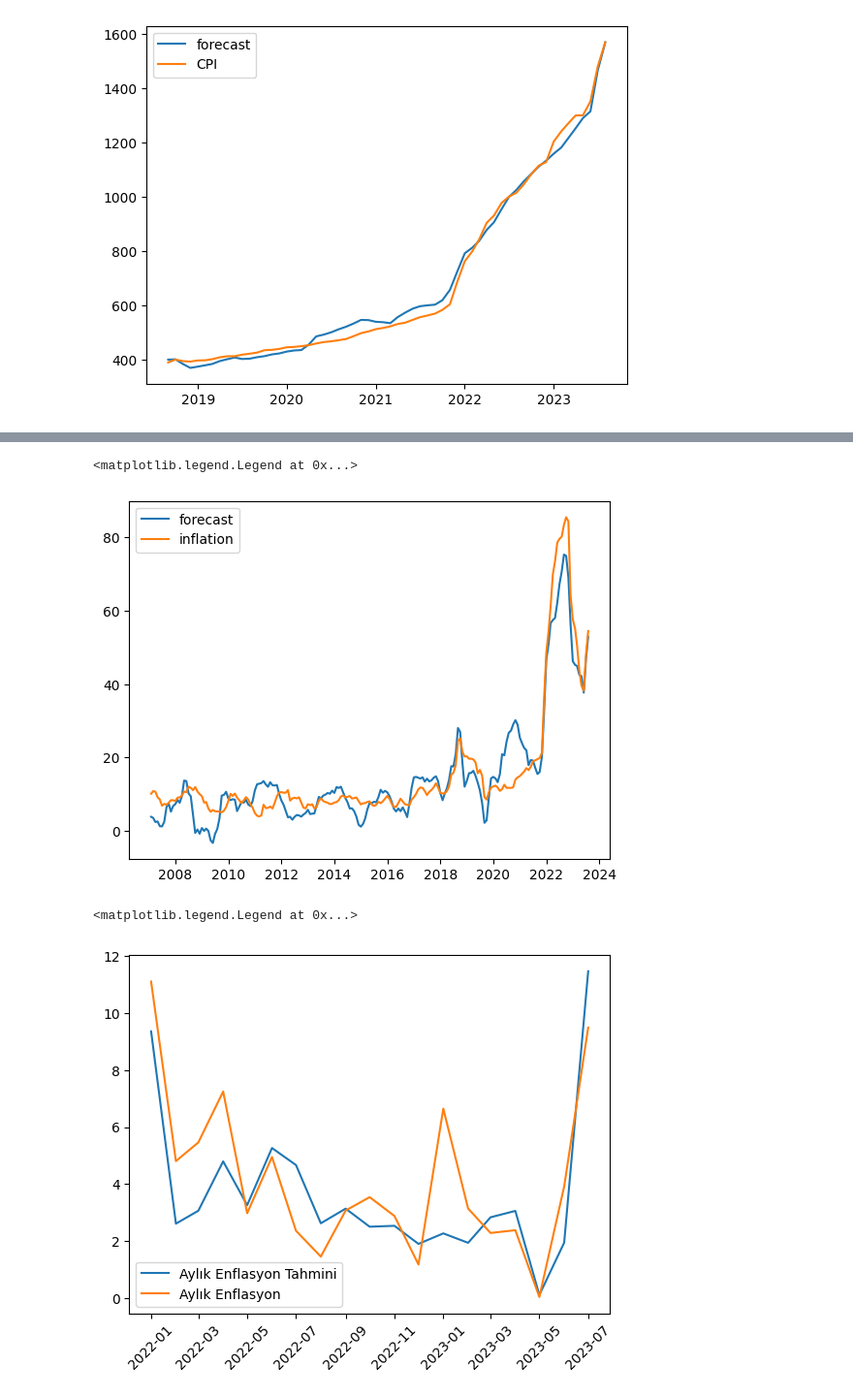
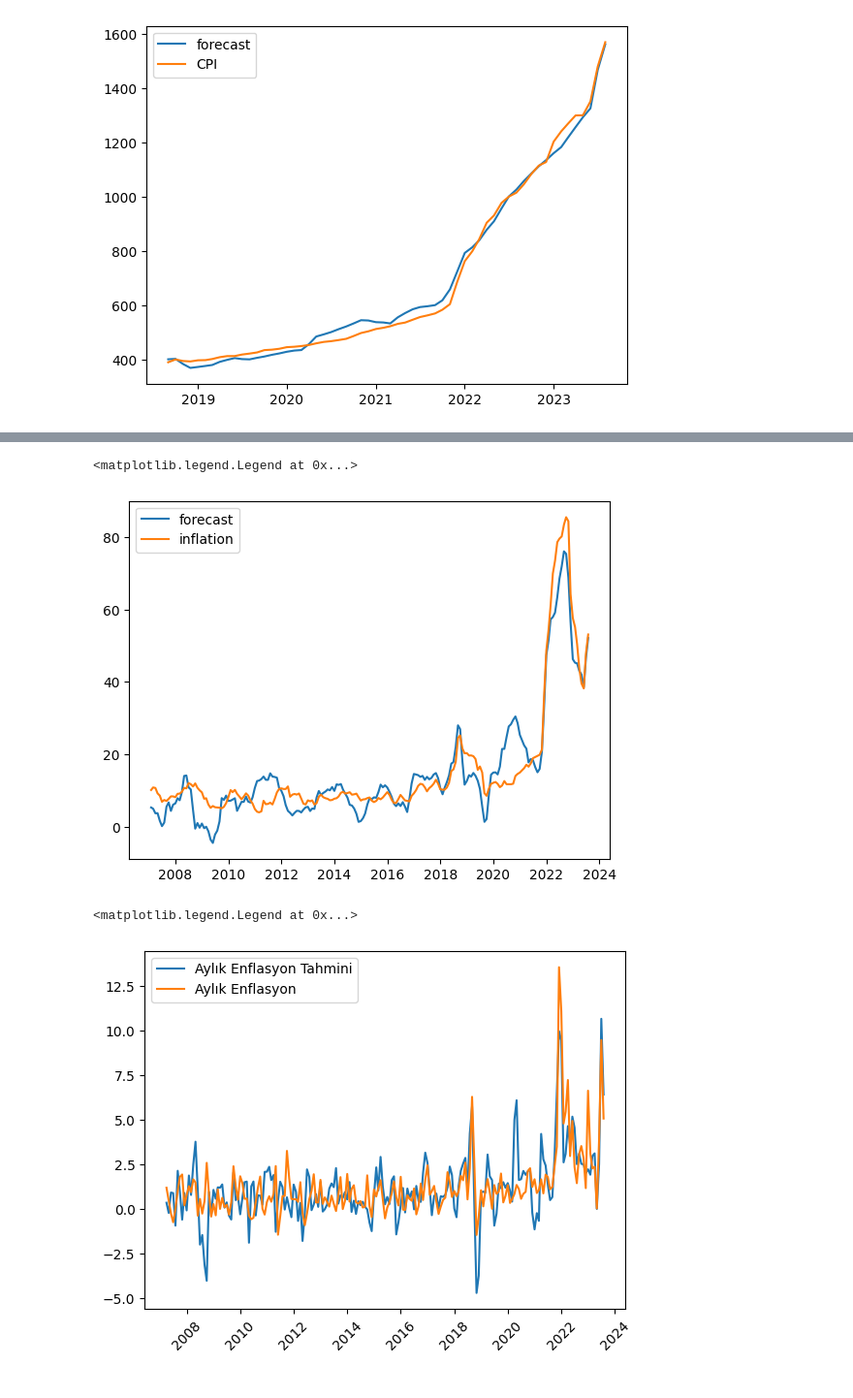
Before and after one commit to kaboya19/InflationForecast, a Jupyter notebook: InflationForecast.ipynb, the cells around one changed output, grey strips where cells are left out. Shown: that part at 97% size. Drawn from its saved outputs; the diff is of its cells as text; code cells hidden in the pictures.

```diff
--- a/InflationForecast.ipynb
+++ b/InflationForecast.ipynb
@@ -999,8 +811,8 @@ Total fit time: 41.950 seconds
 # %%
 import statsmodels.api as sm
-mod = sm.tsa.statespace.SARIMAX(df4.astype(float),
-                                order=(2,1,0),
-                                seasonal_order=(0, 1, 2, 12),
+mod = sm.tsa.statespace.SARIMAX(pfaiz.astype(float),
+                                order=(3,1,0),
+                                seasonal_order=(2, 1, 1, 12),
                                 enforce_stationarity=False,
                                 enforce_invertibility=False)
 
@@ -1049,6 +861,6 @@ plt.show()
 # %%
-pred_ci['Mean'] = (pred_ci["lower Faiz"] + pred_ci["upper Faiz"])/2
+pred_ci['Mean'] = (pred_ci["lower Politika Faizi"] + pred_ci["upper Politika Faizi"])/2
 faiztahmin=pred_ci["Mean"]
-faiztahmin=pd.concat([df4["Faiz"].tail(1),faiztahmin])
+faiztahmin=pd.concat([pfaiz["Politika Faizi"].tail(1),faiztahmin])
 faiztahmin
 # %% [output]
@@ -1270,27 +1023,24 @@ dfas6=dfas6.head(228)
 # %%
 dates=pd.date_range('2008-02-01','2026-02-01' , freq='1M')-pd.offsets.MonthBegin(1)
-dff.iloc[201,0]=1732
-dff.iloc[201,2]=55.3
-dff.iloc[202,0]=1791
-dff.iloc[202,2]=58.71
+
+
+
+
 
 
 # Grafik çizdirelim
 plt.figure(figsize=(10, 6))
 plt.plot(dff.iloc[191:198]["yillik_enflasyon_orani"], label='Inflation', color='blue')
-plt.plot(dff.iloc[197:203]["yillik_enflasyon_orani"],label='Forecast', color='red')
+plt.plot(dff.iloc[197:210]["yillik_enflasyon_orani"],label='Forecast', color='red')
 
 
-plt.plot(dfas2.iloc[197:203]["yillik_enflasyon_orani"],label='Forecast with increasing M2 %1-3 and Credits %0.5-1', color='green')
-plt.plot(dfas3.iloc[197:203]["yillik_enflasyon_orani"],label='Forecast with only increasing Credits %0.5-1', color='gray')
-plt.plot(dfas4.iloc[197:203]["yillik_enflasyon_orani"],label='Forecast with only increasing USD/TRY %0.5-1.5', color='brown')
-plt.plot(dfas5.iloc[197:203]["yillik_enflasyon_orani"],label='Forecast with all assumptions and credits decreasing %0.5-%1', color='black')
-plt.plot(dfas6.iloc[197:203]["yillik_enflasyon_orani"],label='Forecast with all assumptions and M2 increasing %0.5-1', color='yellow')
+plt.plot(dfas2.iloc[197:210]["yillik_enflasyon_orani"],label='Your Forecast with monetary tightening', color='green')
+
 
 plt.xlabel('Date')
 plt.ylabel('Inflation')
-plt.xticks(dff.iloc[191:203].index, dff.iloc[191:203].index.strftime('%Y-%m'), rotation=45)
-y_max = int(max(dff["yillik_enflasyon_orani"].iloc[191:203]))
+plt.xticks(dff.iloc[191:210].index, dff.iloc[191:210].index.strftime('%Y-%m'), rotation=45)
+y_max = int(max(dff["yillik_enflasyon_orani"].iloc[191:210]))
 y_min = 10
 y_interval = 0.5
 y_ticks = [y_min]
@@ -1308,7 +1058,7 @@ plt.show()
 # %%
 res6=[]
 for i in range(-211,0):
-    res6.append(results.params["const"]+results.params["Onceki USD/TL"]*df6["Onceki USD/TL"][i]+results.params["Para Arzi Onceki"]*dfn["Para Arzi Onceki"][i]+results.params["Kredi"]*df3["Kredi"][i]+results.params["Brent"]*df14["Brent"][i]+results.params["Faiz"]*df4["Faiz"][i])
+    res6.append(results.params["const"]+results.params["Onceki USD/TL"]*df6["Onceki USD/TL"][i]+results.params["Para Arzi Onceki"]*dfn["Para Arzi Onceki"][i]+results.params["Kredi"]*df3["Kredi"][i]+results.params["Brent"]*df14["Brent"][i]+results.params["Politika Faizi"]*pfaiz["Politika Faizi"][i])
 res6=pd.DataFrame(res6)
 res6=res6.set_index(df.index)
 res6.columns=["CPI"]
@@ -1345,23 +1095,23 @@ res6
 199 rows × 3 columns
 # %%
 plt.plot(res6["yillik_enflasyon_orani"],label="forecast")
-plt.plot(result_df.head(199),label="inflation")
+plt.plot(dff["yillik_enflasyon_orani"].head(199),label="inflation")
 plt.legend()
 # %% [output]
 <matplotlib.legend.Legend at 0x...>
-[figure, old version]
+[figure, new version]
 # %%
 dff["Onceki Ay TUFE"]=dff["CPI"].shift(1)
 # %%
 res6["Onceki Ay TUFE"]=res6["CPI"].shift(1)
 res6.iloc[0,3]=1421
 res6["Aylık Enflasyon Tahmin"]=((res6["CPI"]/res6["Onceki Ay TUFE"]-1)*100)
 res6["Gerceklesen Aylık Enflasyon"]=((dff["CPI"].head(219)/dff["Onceki Ay TUFE"].head(219)-1)*100)
 res6.iloc[195,4]=res6.iloc[195,4]-2.88
-plt.plot(res6["Aylık Enflasyon Tahmin"].iloc[179:198],label="Aylık Enflasyon Tahmini")
-plt.plot(res6["Gerceklesen Aylık Enflasyon"].iloc[179:198],label="Aylık Enflasyon")
+plt.plot(res6["Aylık Enflasyon Tahmin"].tail(197),label="Aylık Enflasyon Tahmini")
+plt.plot(res6["Gerceklesen Aylık Enflasyon"].tail(197),label="Aylık Enflasyon")
 plt.xticks(rotation=45)
 plt.legend()
 # %% [output]
 <matplotlib.legend.Legend at 0x...>
-[figure, old version]
+[figure, new version]
```
Also changed, not shown: parts of 29 cells of this notebook.
